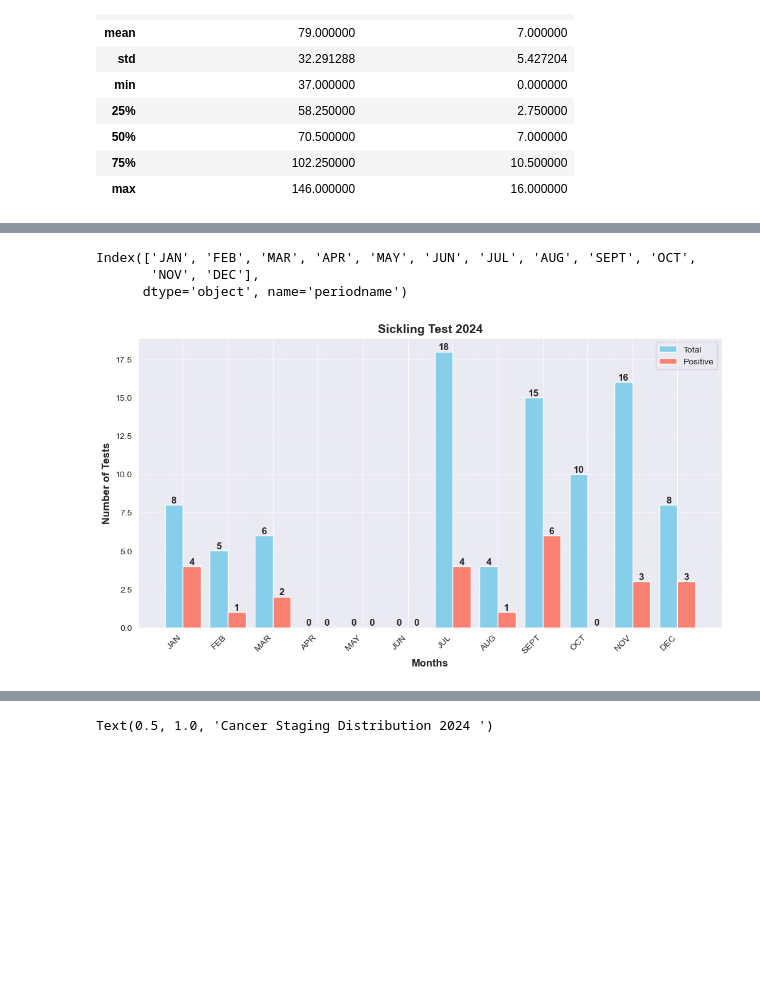
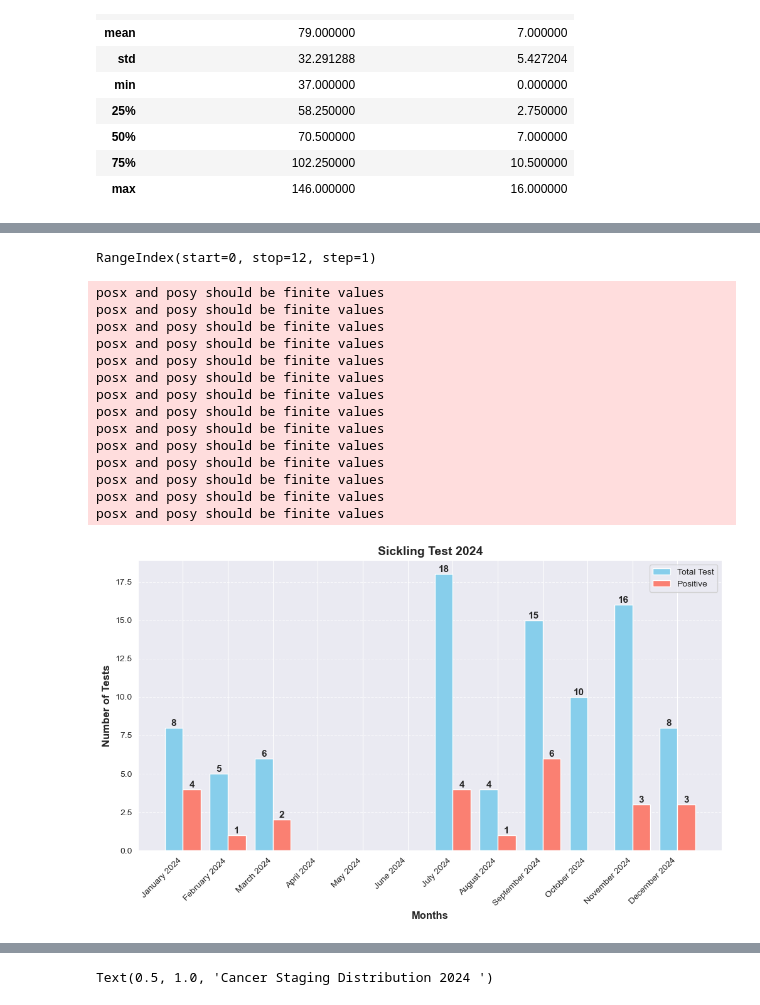
Before and after one commit to gshikanda/DATA-REVIEW-Q4, a Jupyter notebook: DATA REVIEW Q4 2024.ipynb, the cells around one changed output, grey strips where cells are left out. Cells and saved outputs as stored; diff of their text form; code cells hidden in the pictures; blank space fills up the shorter version.

```diff
--- a/DATA REVIEW Q4 2024.ipynb
+++ b/DATA REVIEW Q4 2024.ipynb
@@ -22,6 +22,7 @@ phsio=pd.read_excel(r"C:\Users\user\OneDrive\Desktop\DATA REVIEW Q4\moh_750_2024
 #moh_760=pd.read_excel(r"C:\Users\user\OneDrive\Desktop\DATA REVIEW Q4\moh_760_2024.xls")
 moh_711_2024=pd.read_excel(r"C:\Users\user\OneDrive\Desktop\DATA REVIEW Q4\MOH-711-2024 (1)-1.xls")
 cancer=pd.read_excel(r'C:\Users\user\OneDrive\Desktop\DATA REVIEW Q4\moh_746_2024.xls')
+moh_760=pd.read_excel(r"C:\Users\user\OneDrive\Desktop\DATA REVIEW Q4\moh_760.xls")
 # %%
 #def for imputing null values with zero
 def impute_null(df):
@@ -841,5 +845,2 @@ phsio
 # %%
-moh_760
-moh_760.fillna(0,inplace=True)
 moh_760.set_index('periodname',inplace=True)
-moh_760
@@ -894,12 +876,9 @@ moh_760
 # %%
 moh_760.index
 # %% [output]
-Index(['JAN', 'FEB', 'MAR', 'APR', 'MAY', 'JUN', 'JUL', 'AUG', 'SEPT', 'OCT',
-       'NOV', 'DEC'],
-      dtype='object', name='periodname')
+RangeIndex(start=0, stop=12, step=1)
 # %%
-import numpy as np
-import matplotlib.pyplot as plt
+
 
 # Set bar width
 bar_width = 0.4
@@ -913,39 +892,53 @@ plt.figure(figsize=(12, 6))
 
 # Plot Total Sickling Tests
 bars_total = plt.bar(x - bar_width/2, moh_760['MOH 706_Sickling test Total'],
-                     width=bar_width, label='Total', color='skyblue')
+                     width=bar_width, label='Total Test', color='skyblue')
 
 # Plot Positive Sickling Tests
 bars_positive = plt.bar(x + bar_width/2, moh_760['MOH 706_Sickling test Positive'],
                         width=bar_width, label='Positive', color='salmon')
 
 # Add data labels on top of each bar
 for bar in bars_total:
     plt.text(bar.get_x() + bar.get_width()/2, bar.get_height(),
              f'{bar.get_height():,.0f}', ha='center', va='bottom', fontsize=11, fontweight='bold')
 
 for bar in bars_positive:
     plt.text(bar.get_x() + bar.get_width()/2, bar.get_height(),
              f'{bar.get_height():,.0f}', ha='center', va='bottom', fontsize=11, fontweight='bold')
 
 # Formatting
 plt.xlabel('Months', fontsize=12, fontweight='bold')
 plt.ylabel('Number of Tests', fontsize=12, fontweight='bold')
 plt.title('Sickling Test 2024', fontsize=14, fontweight='bold')
 
 # Set x-axis labels to period names
 plt.xticks(x, x_labels, rotation=45, ha='right')
 
 # Add grid lines for better readability
 plt.grid(axis='y', linestyle='--', alpha=0.7)
 
 # Add legend
 plt.legend()
 
 # Show the plot
 plt.show()
 # %% [output]
+posx and posy should be finite values
+posx and posy should be finite values
+posx and posy should be finite values
+posx and posy should be finite values
+posx and posy should be finite values
+posx and posy should be finite values
+posx and posy should be finite values
+posx and posy should be finite values
+posx and posy should be finite values
+posx and posy should be finite values
+posx and posy should be finite values
+posx and posy should be finite values
+posx and posy should be finite values
+posx and posy should be finite values
-[figure, old version]
+[figure, new version]
 # %%
 #prevalence rate
 moh_760['Prevalence Rate (%)'] = (moh_760['MOH 706_Sickling test Positive'] / moh_760['MOH 706_Sickling test Total']) * 100
```
Also changed, not shown: parts of 5 cells of this notebook, 3 other files.
